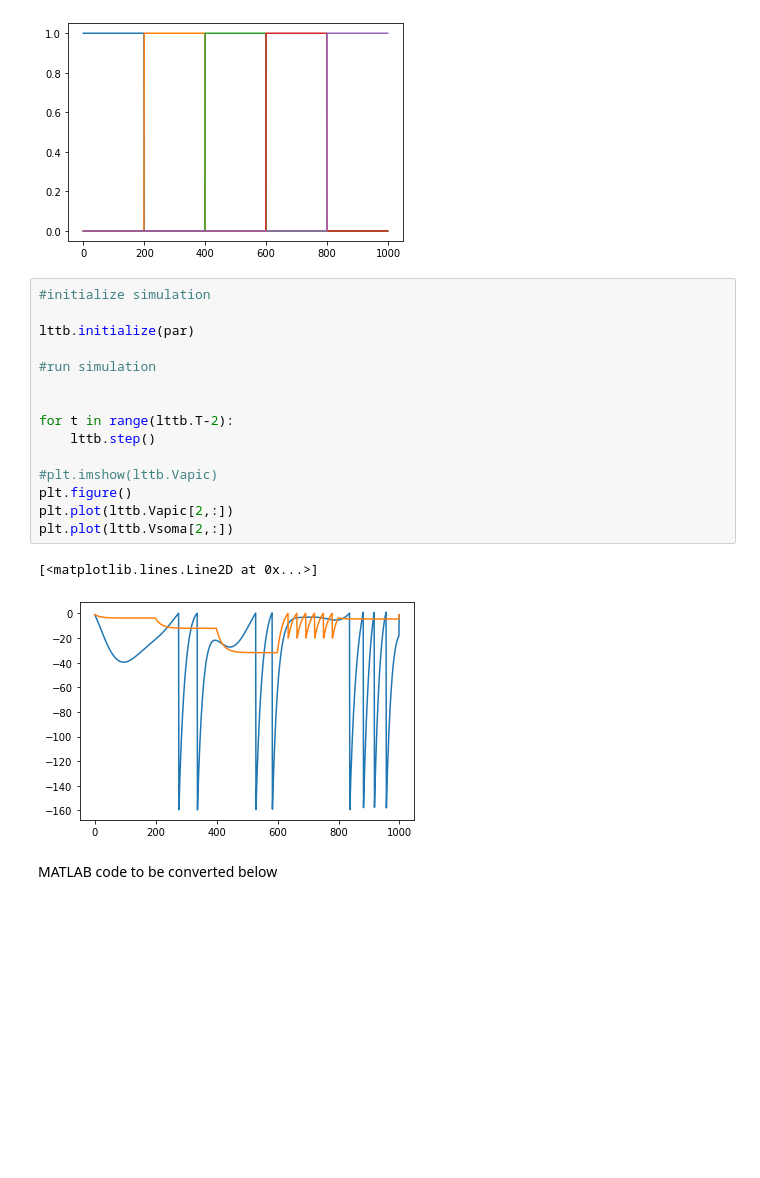
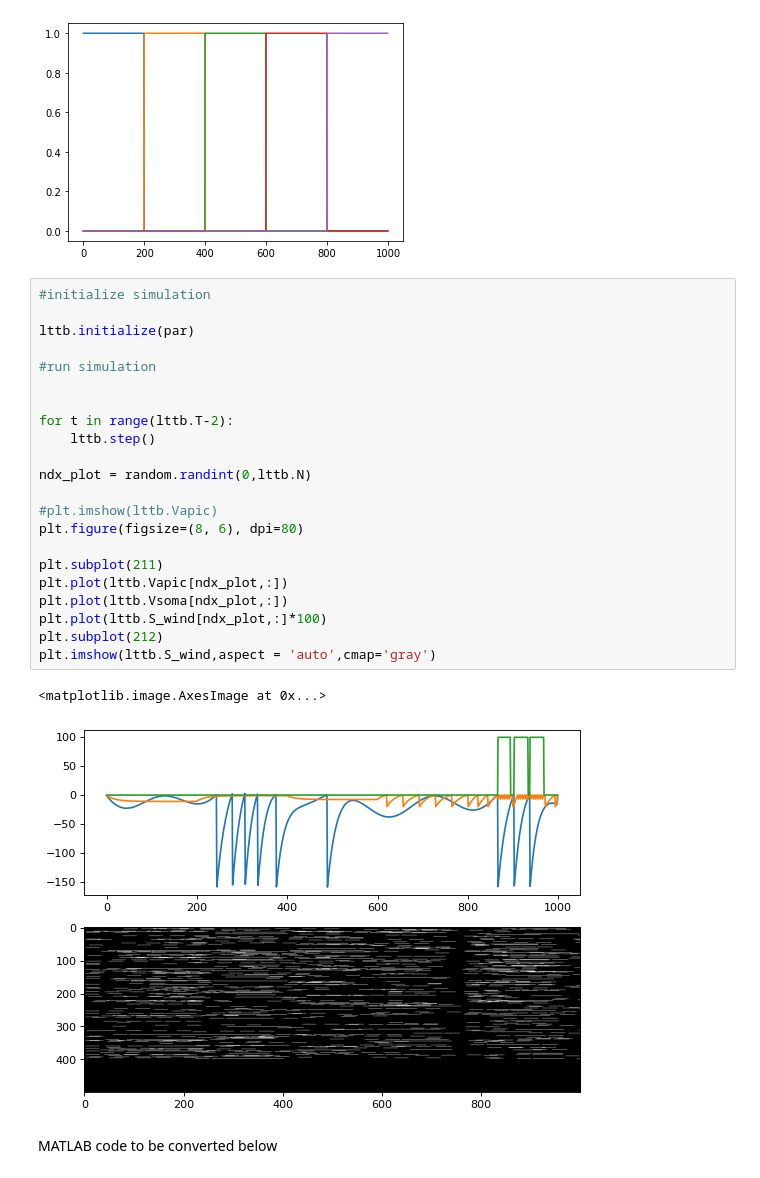
Before and after one commit to cristianocapone/LTTB, a Jupyter notebook: 3D-trajectory.ipynb, the cells around one changed output. Cells and saved outputs as stored; diff of their text form; blank space fills up the shorter version.

Commit message:
finita la funzione step

```diff
--- a/3D-trajectory.ipynb
+++ b/3D-trajectory.ipynb
@@ -85,23 +86,30 @@ plt.plot(np.array(lttb.I_clock).T)
 plt.show()
 # %% [output]
 [figure]
-# %%
-#initialize simulation
-
-lttb.initialize(par)
-
-#run simulation
-
-
-for t in range(lttb.T-2):
-    lttb.step()
-
-#plt.imshow(lttb.Vapic)
-plt.figure()
-plt.plot(lttb.Vapic[2,:])
-plt.plot(lttb.Vsoma[2,:])
-# %% [output]
-[<matplotlib.lines.Line2D at 0x...>]
-[figure, removed]
+# %%
+#initialize simulation
+
+lttb.initialize(par)
+
+#run simulation
+
+
+for t in range(lttb.T-2):
+    lttb.step()
+
+ndx_plot = random.randint(0,lttb.N)
+
+#plt.imshow(lttb.Vapic)
+plt.figure(figsize=(8, 6), dpi=80)
+
+plt.subplot(211)
+plt.plot(lttb.Vapic[ndx_plot,:])
+plt.plot(lttb.Vsoma[ndx_plot,:])
+plt.plot(lttb.S_wind[ndx_plot,:]*100)
+plt.subplot(212)
+plt.imshow(lttb.S_wind,aspect = 'auto',cmap='gray')
+# %% [output]
+<matplotlib.image.AxesImage at 0x...>
+[figure, added]
 # %% [markdown]
 MATLAB code to be converted below
```
Also changed, not shown: parts of 5 cells of this notebook, 1 other file.
